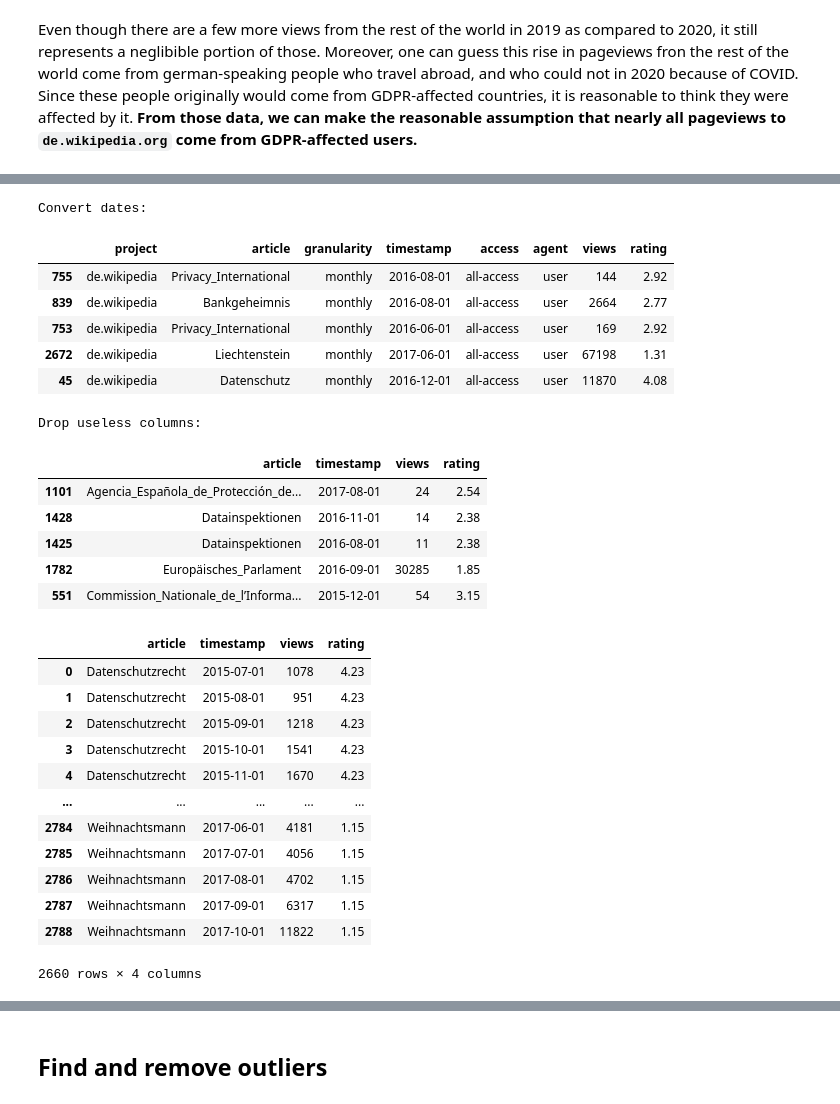
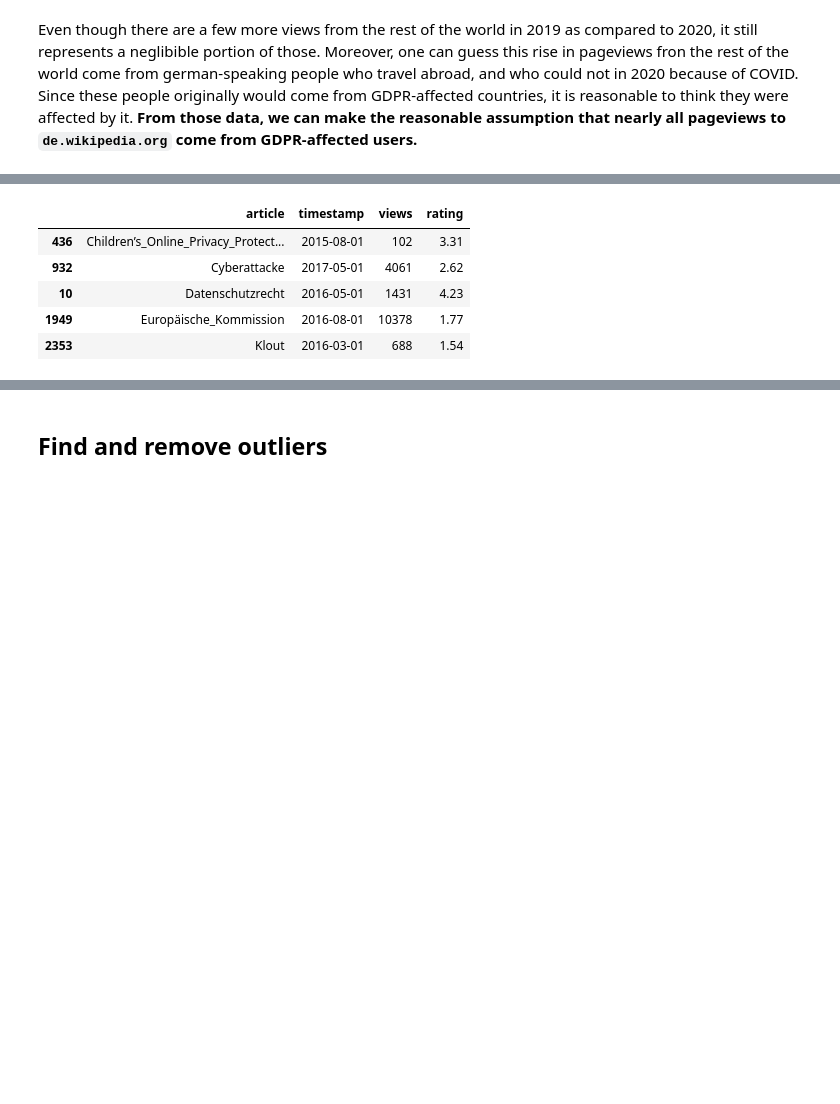
Before and after one commit to epfl-ada/ada-2020-project-milestone-p3-p3_2018, a Jupyter notebook: gdpr.ipynb, the cells around one changed output, grey strips where cells are left out. Cells and saved outputs as stored; diff of their text form; code cells hidden in the pictures; blank space fills up the shorter version.

Commit message:
Refactor data preparation

```diff
--- a/gdpr.ipynb
+++ b/gdpr.ipynb
@@ -129,57 +131,35 @@ Some of the pages linked could not be loaded, most of them because there was no
 # %%
+MONTHS = 28
+
 def read_json_file(file_name, show_steps=False):
 
     df = pd.read_json(file_name, convert_dates=False)
 
     # Manually convert dates
     df.loc[:,'timestamp'] = df.loc[:,'timestamp'].apply(lambda x: datetime(int(str(x)[:4]), int(str(x)[4:6]), int(str(x)[6:8])))
     if show_steps:
         print('Convert dates:')
         display(df.sample(5))
 
     # Drop useless columns
     df = df.drop(['project', 'granularity', 'access', 'agent'], axis=1)
     if show_steps:
         print('Drop useless columns:')
         display(df.sample(5))
 
+    # Drop articles that have data during only a subset of the period
+    for a in set(df.article):
+        if len(df.loc[(df.article == a)]) < 28:
+            df = df.loc[(df.article != a)]
+
     return df
 
-df = read_json_file('data/pageviews.json', True)
-
-# Drop articles that have data during only a subset of the period
-articles = list(set(df.article))
-n = 28
-for a in articles:
-    if len(df.loc[(df.article == a)]) < 28:
-        df = df.loc[(df.article != a)]
-
-df
+df = read_json_file('data/pageviews.json')
+df.sample(5)
 # %% [output]
-Convert dates:
-|  | project | article | granularity | timestamp | access | agent | views | rating |
-| 755 | de.wikipedia | Privacy_International | monthly | 2016-08-01 | all-access | user | 144 | 2.92 |
-| 839 | de.wikipedia | Bankgeheimnis | monthly | 2016-08-01 | all-access | user | 2664 | 2.77 |
-| 753 | de.wikipedia | Privacy_International | monthly | 2016-06-01 | all-access | user | 169 | 2.92 |
-| 2672 | de.wikipedia | Liechtenstein | monthly | 2017-06-01 | all-access | user | 67198 | 1.31 |
-| 45 | de.wikipedia | Datenschutz | monthly | 2016-12-01 | all-access | user | 11870 | 4.08 |
+|  | article | timestamp | views | rating |
+| 436 | Children’s_Online_Privacy_Protect... | 2015-08-01 | 102 | 3.31 |
+| 932 | Cyberattacke | 2017-05-01 | 4061 | 2.62 |
+| 10 | Datenschutzrecht | 2016-05-01 | 1431 | 4.23 |
+| 1949 | Europäische_Kommission | 2016-08-01 | 10378 | 1.77 |
+| 2353 | Klout | 2016-03-01 | 688 | 1.54 |
-Drop useless columns:
-|  | article | timestamp | views | rating |
-| 1101 | Agencia_Española_de_Protección_de... | 2017-08-01 | 24 | 2.54 |
-| 1428 | Datainspektionen | 2016-11-01 | 14 | 2.38 |
-| 1425 | Datainspektionen | 2016-08-01 | 11 | 2.38 |
-| 1782 | Europäisches_Parlament | 2016-09-01 | 30285 | 1.85 |
-| 551 | Commission_Nationale_de_l’Informa... | 2015-12-01 | 54 | 3.15 |
-|  | article | timestamp | views | rating |
-| 0 | Datenschutzrecht | 2015-07-01 | 1078 | 4.23 |
-| 1 | Datenschutzrecht | 2015-08-01 | 951 | 4.23 |
-| 2 | Datenschutzrecht | 2015-09-01 | 1218 | 4.23 |
-| 3 | Datenschutzrecht | 2015-10-01 | 1541 | 4.23 |
-| 4 | Datenschutzrecht | 2015-11-01 | 1670 | 4.23 |
-| ... | ... | ... | ... | ... |
-| 2784 | Weihnachtsmann | 2017-06-01 | 4181 | 1.15 |
-| 2785 | Weihnachtsmann | 2017-07-01 | 4056 | 1.15 |
-| 2786 | Weihnachtsmann | 2017-08-01 | 4702 | 1.15 |
-| 2787 | Weihnachtsmann | 2017-09-01 | 6317 | 1.15 |
-| 2788 | Weihnachtsmann | 2017-10-01 | 11822 | 1.15 |
-2660 rows × 4 columns
```
Also changed, not shown: parts of 30 cells of this notebook.
